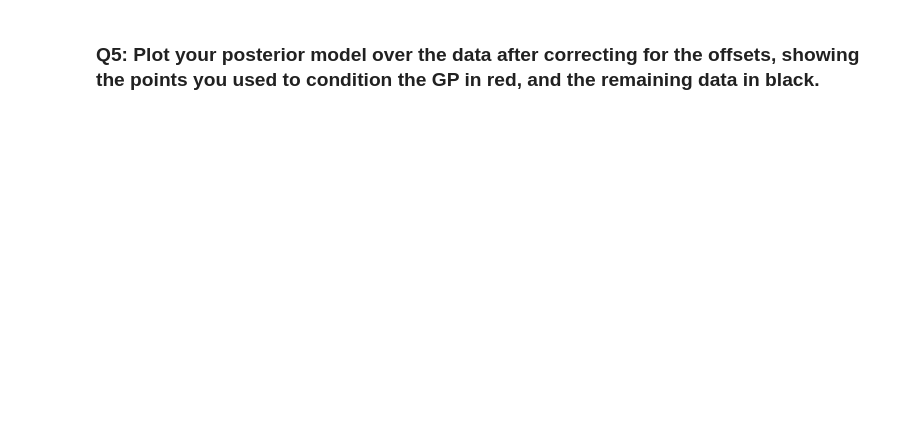
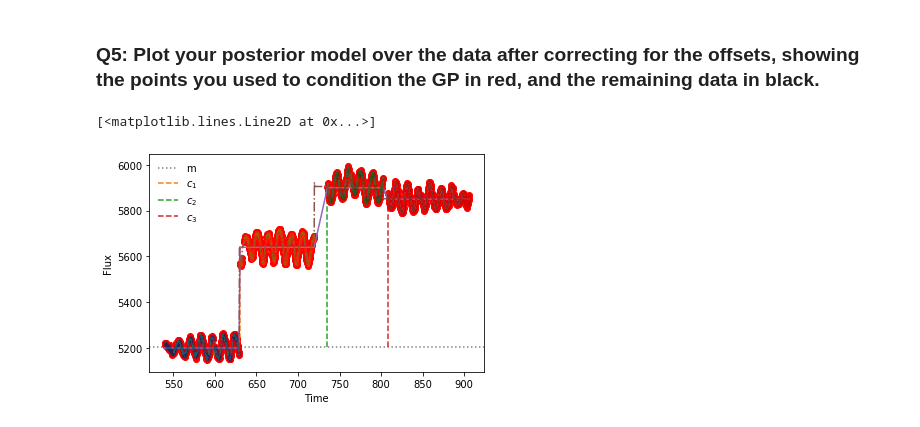
Before and after one commit to gnarayan/ast596_2020_Spring, a Jupyter notebook: homework/Cyrus_Liu/07/homework07.ipynb, the cells around one changed output. Saved outputs shown, nothing was run; the diff lists cells and outputs as text; code cells hidden in the pictures; blank space fills up the shorter version.

```diff
--- a/homework/Cyrus_Liu/07/homework07.ipynb
+++ b/homework/Cyrus_Liu/07/homework07.ipynb
@@ -260,2 +260,37 @@ axes[-1].set_xlabel("step number");
 # %% [markdown]
 ### Q5: Plot your posterior model over the data after correcting for the offsets, showing the points you used to condition the GP in red, and the remaining data in black.
+# %%
+qs = sorted(np.unique(tab['quarter']))
+means = []
+cycle_map = {}
+for i, q in enumerate(qs):
+    ind = tab['quarter']==q
+    t = tab[ind]
+    plt.errorbar(t['time'],t['flux'], yerr=t['error'], marker='.', linestyle='None', alpha=0.01)
+    meanflux = np.mean(t['flux'])
+    cycle_map[q] = ind
+    means.append(meanflux)
+    if i == 0:
+        plt.axhline(meanflux, label='m', color='grey', ls=":")
+    else:
+
+        vmin = means[0]
+        vmax = meanflux
+
+        plt.plot((t['time'][0], t['time'][0]), (vmin, vmax), label=rf'$c_{i}$', color=f'C{i}', ls='--')
+
+plt.xlabel('Time')
+plt.ylabel('Flux')
+plt.legend(frameon=False)
+
+# guesses based on plot and model function
+m0,c10,c20,c30=5200,440,700,650
+
+plt.plot(tab['time'][::10],tab['flux'][::10],'ro')
+
+plt.plot(tab['time'][::10],MeanModel(m=m0,c1=c10,c2=c20,c3=c30).get_value(tab['time'][::10]))
+
+plt.plot(t_new,ypred,ls='-.')
+# %% [output]
+[<matplotlib.lines.Line2D at 0x...>]
+[figure, added]
```
Also changed, not shown: parts of 3 cells of this notebook.
